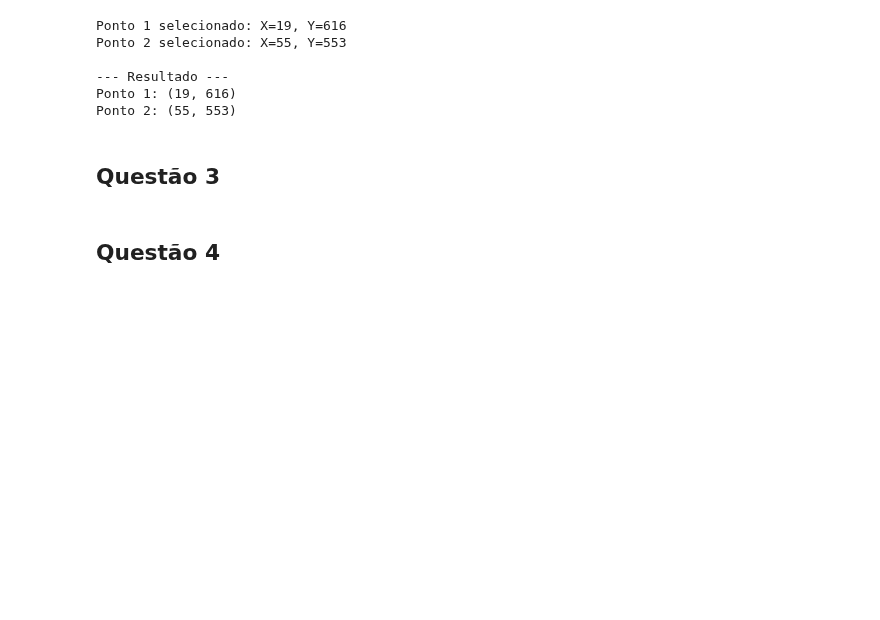
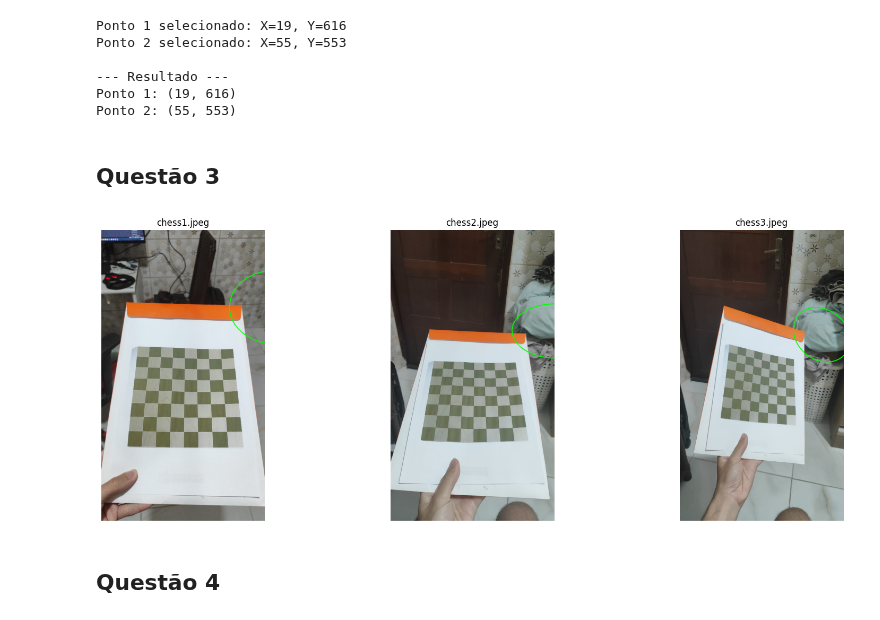
Before and after one commit to Ycaro-sales/lista-3-cv, a Jupyter notebook: Lista 3.ipynb, the cells around one changed output. Saved outputs shown, nothing was run; the diff lists cells and outputs as text; code cells hidden in the pictures; blank space fills up the shorter version.

```diff
--- a/Lista 3.ipynb
+++ b/Lista 3.ipynb
@@ -154,2 +209,75 @@ Ponto 2: (55, 553)
+# %%
+W = 8 * square_size
+H = 8 * square_size
+r = 0.5 * W
+
+theta = np.linspace(0, 2 * np.pi, 50)
+
+x = r * np.cos(theta) + 1.5 * W
+y = r * np.sin(theta) + 1.5 * H
+z = np.zeros_like(theta)
+
+circle_3d = np.column_stack((x, y, z)).astype(np.float32)
+
+fig, axes = plt.subplots(1, 3, figsize=(18, 6))
+
+for i, fname in enumerate(images):
+
+    img = cv.imread(fname)
+
+    if img is None:
+        continue
+
+    gray = cv.cvtColor(img, cv.COLOR_BGR2GRAY)
+
+    found, corners = cv.findChessboardCorners(gray, (7, 7))
+
+    if found:
+
+        corners = cv.cornerSubPix(
+            gray,
+            corners,
+            (11, 11),
+            (-1, -1),
+            criteria
+        )
+
+        ok, rvec, tvec = cv.solvePnP(
+            objp,
+            corners,
+            mtx,
+            dist
+        )
+
+        if ok:
+
+            circle_2d, _ = cv.projectPoints(
+                circle_3d,
+                rvec,
+                tvec,
+                mtx,
+                dist
+            )
+
+            circle_2d = np.int32(circle_2d).reshape(-1, 2)
+
+            cv.polylines(
+                img,
+                [circle_2d],
+                True,
+                (0, 255, 0),
+                3
+            )
+
+    img = cv.cvtColor(img, cv.COLOR_BGR2RGB)
+
+    axes[i].imshow(img)
+    axes[i].set_title(fname)
+    axes[i].axis('off')
+
+plt.tight_layout()
+plt.show()
+# %% [output]
+[figure, added]
 # %% [markdown]
 ## Questão 4
```
Also changed, not shown: parts of 2 cells of this notebook, 3 other files.
